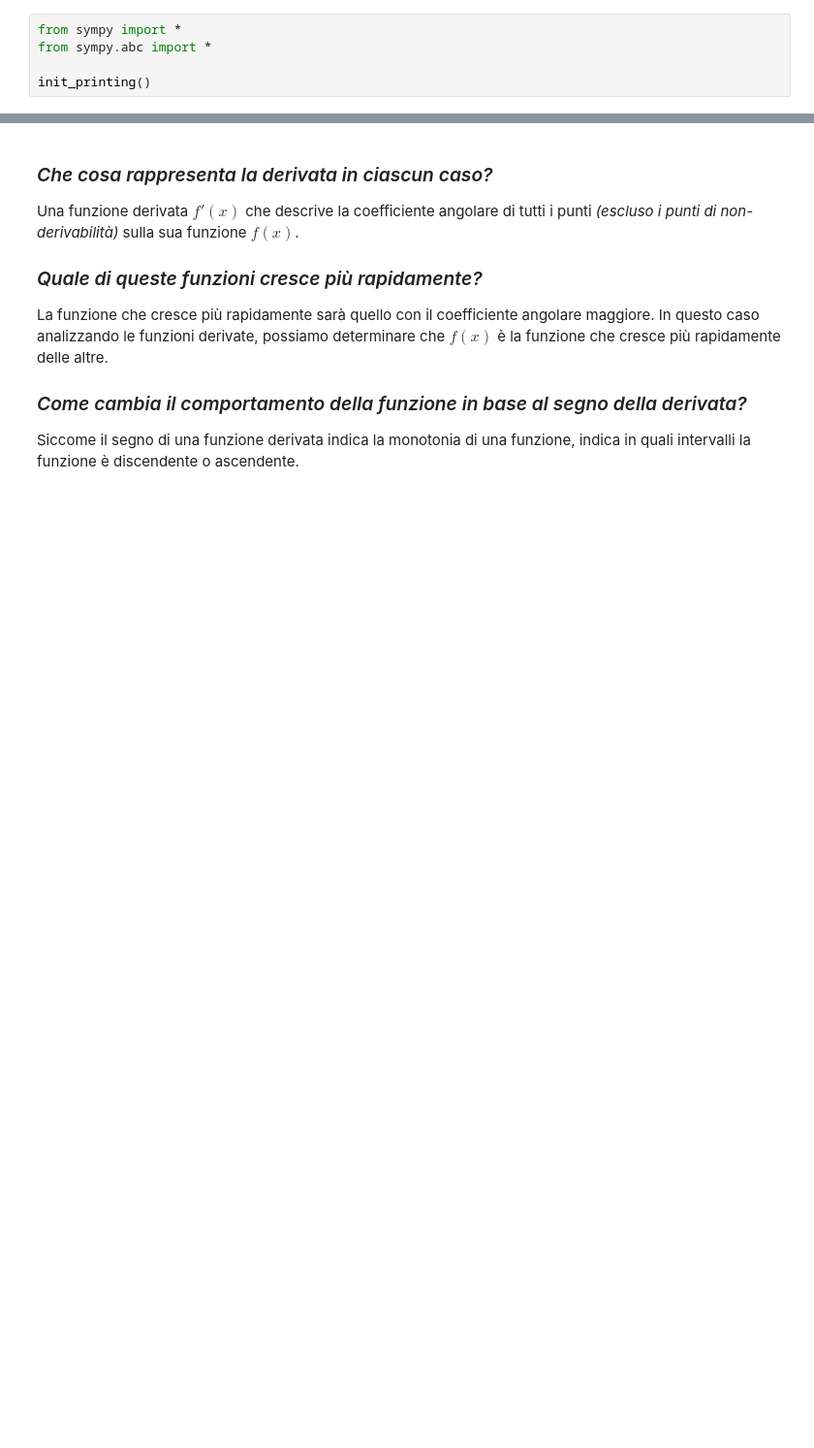
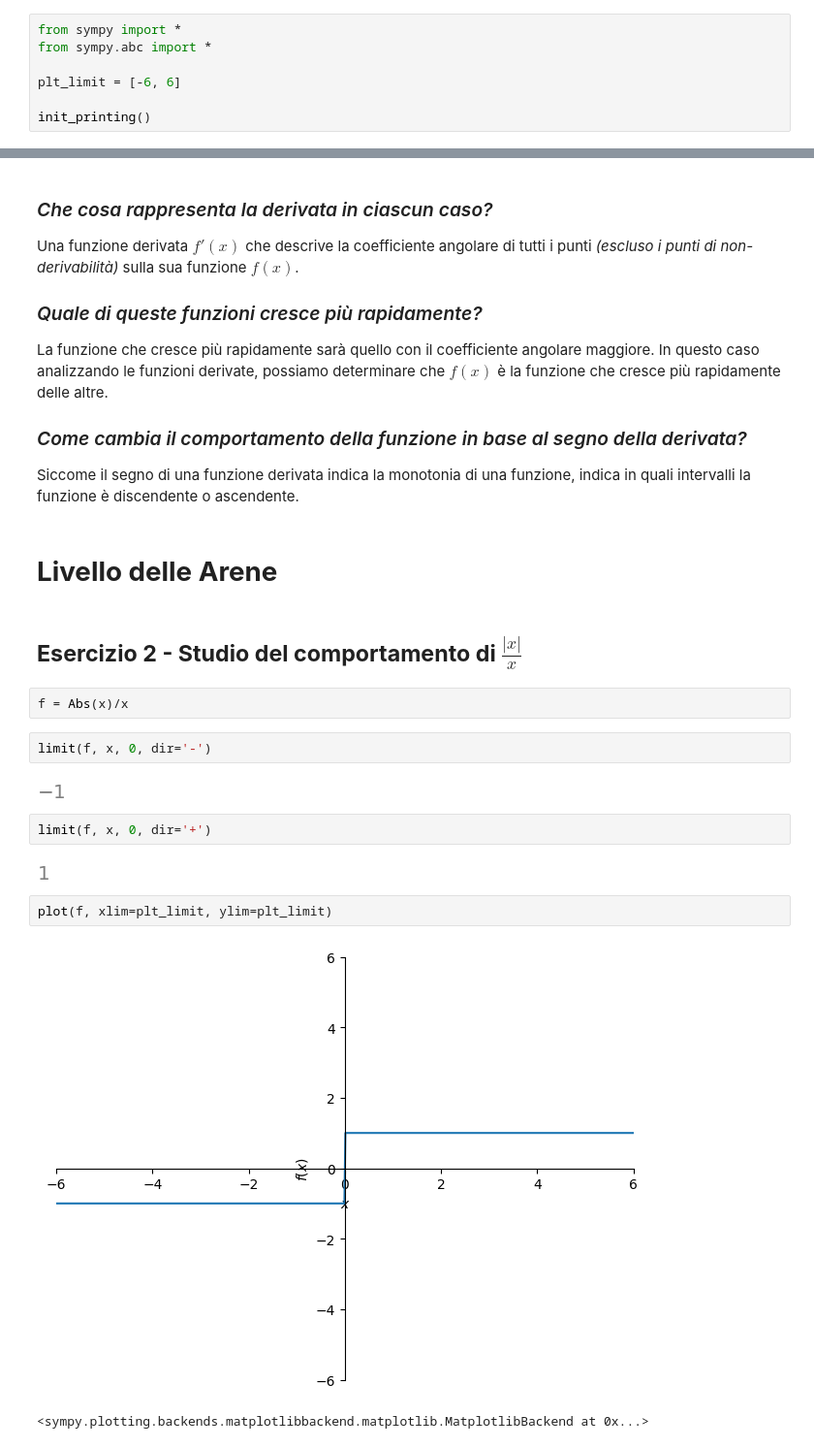
Before and after one commit to geesemain7/school_work, a Jupyter notebook: quinta/notebooks/sympy/esercizi_4-9.ipynb, the cells around one changed output, grey strips where cells are left out. Shown at 97% size. Saved outputs shown, nothing was run; the diff lists cells and outputs as text; blank space fills up the shorter version.

Commit message:
modified esercizi_4-9

```diff
--- a/quinta/notebooks/sympy/esercizi_4-9.ipynb
+++ b/quinta/notebooks/sympy/esercizi_4-9.ipynb
@@ -2,6 +2,8 @@
 from sympy import *
 from sympy.abc import *
 
+plt_limit = [-6, 6]
+
 init_printing()
 # %% [markdown]
 # **Livello del Re**
@@ -76,3 +83,22 @@ La funzione che cresce più rapidamente sarà quello con il coefficiente angolar
 ### *Come cambia il comportamento della funzione in base al segno della derivata?*
 
 Siccome il segno di una funzione derivata indica la monotonia di una funzione, indica in quali intervalli la funzione è discendente o ascendente.
+# %% [markdown]
+# **Livello delle Arene**
+# %% [markdown]
+## **Esercizio 2 - Studio del comportamento di $\frac{|x|}{x}$**
+# %%
+f = Abs(x)/x
+# %%
+limit(f, x, 0, dir='-')
+# %% [output]
+[figure, added]
+# %%
+limit(f, x, 0, dir='+')
+# %% [output]
+[figure, added]
+# %%
+plot(f, xlim=plt_limit, ylim=plt_limit)
+# %% [output]
+[figure, added]
+<sympy.plotting.backends.matplotlibbackend.matplotlib.MatplotlibBackend at 0x...>
```
Also changed, not shown: parts of 12 cells of this notebook.
